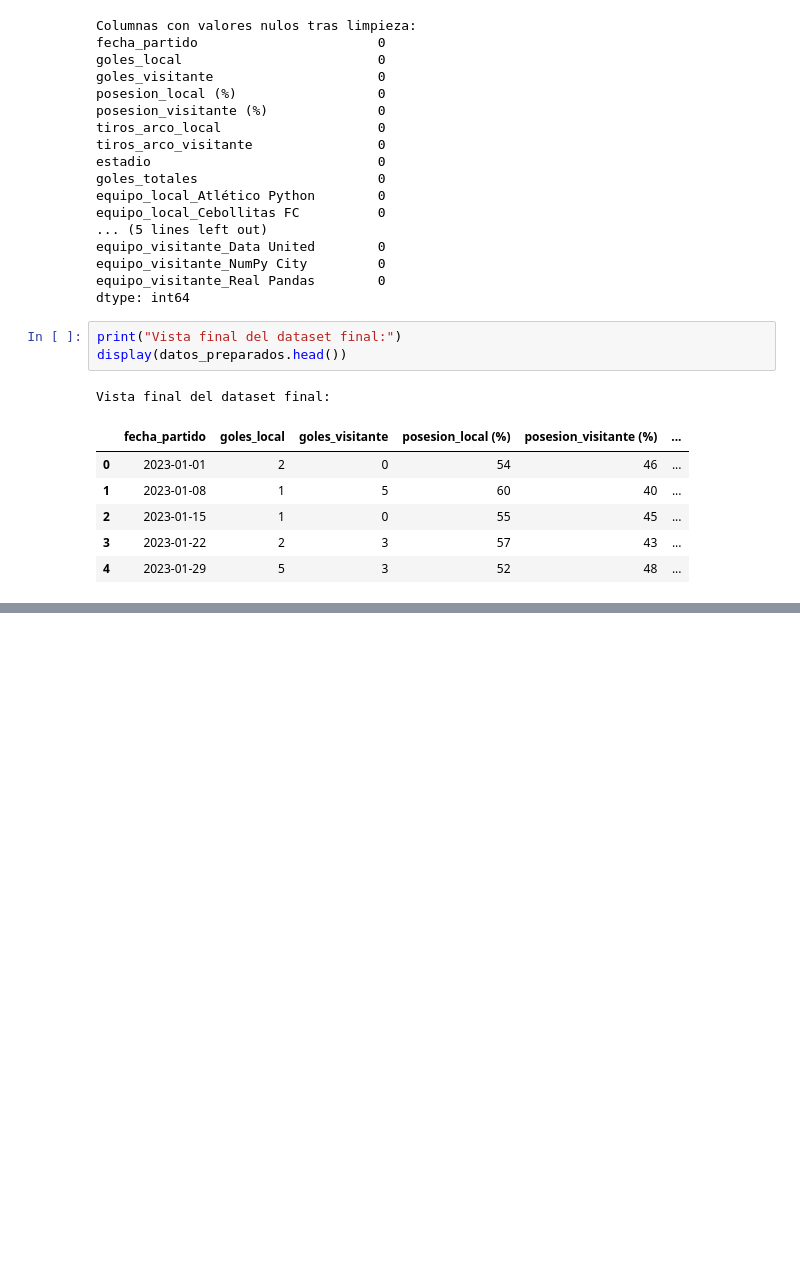
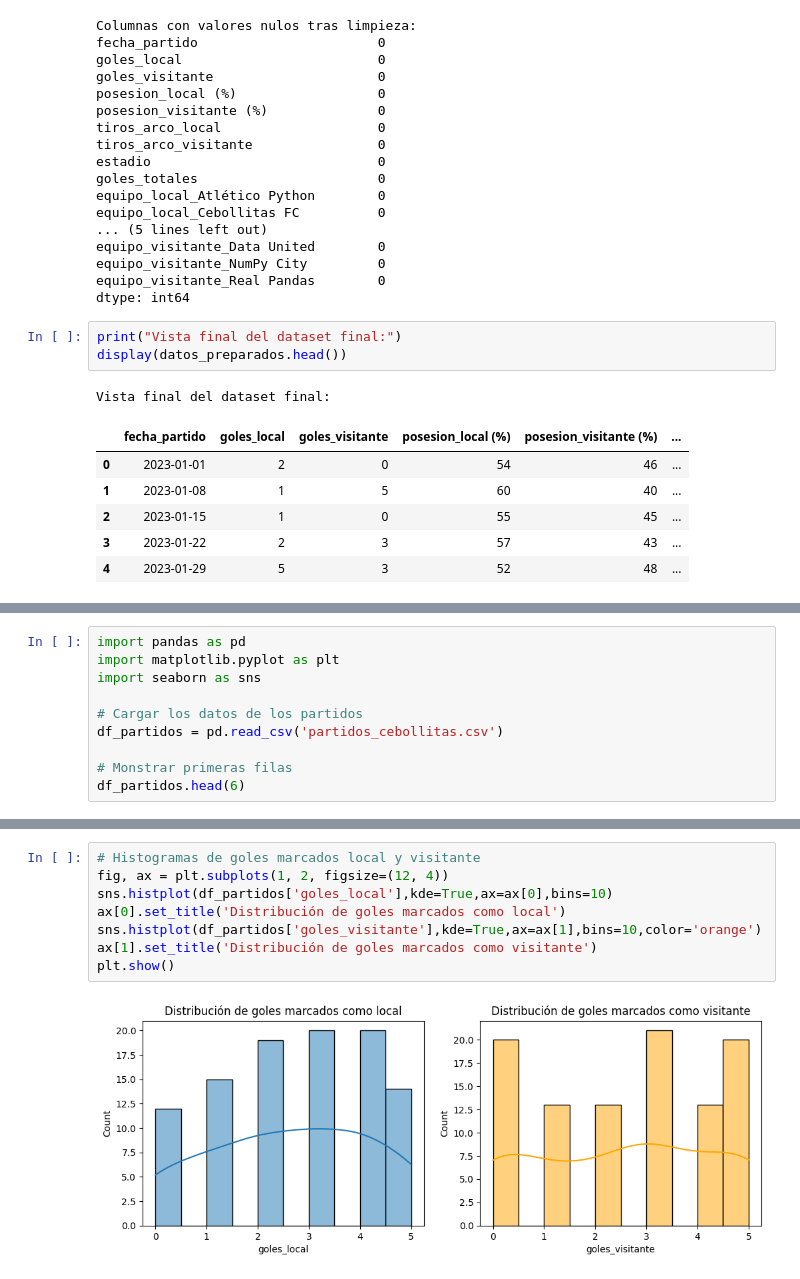
Before and after one commit to andresfelipebarragannino6-ai/Machine-Learning, a Jupyter notebook: Untitled13.ipynb, the cells around one changed output, grey strips where cells are left out. Drawn from its saved outputs; the diff is of its cells as text; blank space fills up the shorter version.

```diff
--- a/Untitled13.ipynb
+++ b/Untitled13.ipynb
@@ -137,0 +142,10 @@ Vista final del dataset final:
+# %%
+import pandas as pd
+import matplotlib.pyplot as plt
+import seaborn as sns
+
+# Cargar los datos de los partidos
+df_partidos = pd.read_csv('partidos_cebollitas.csv')
+
+# Monstrar primeras filas
+df_partidos.head(6)
@@ -137,0 +183,10 @@ Vista final del dataset final:
+# %%
+# Histogramas de goles marcados local y visitante
+fig, ax = plt.subplots(1, 2, figsize=(12, 4))
+sns.histplot(df_partidos['goles_local'],kde=True,ax=ax[0],bins=10)
+ax[0].set_title('Distribución de goles marcados como local')
+sns.histplot(df_partidos['goles_visitante'],kde=True,ax=ax[1],bins=10,color='orange')
+ax[1].set_title('Distribución de goles marcados como visitante')
+plt.show()
+# %% [output]
+[figure, added]
```
Also changed, not shown: parts of 7 cells of this notebook.
